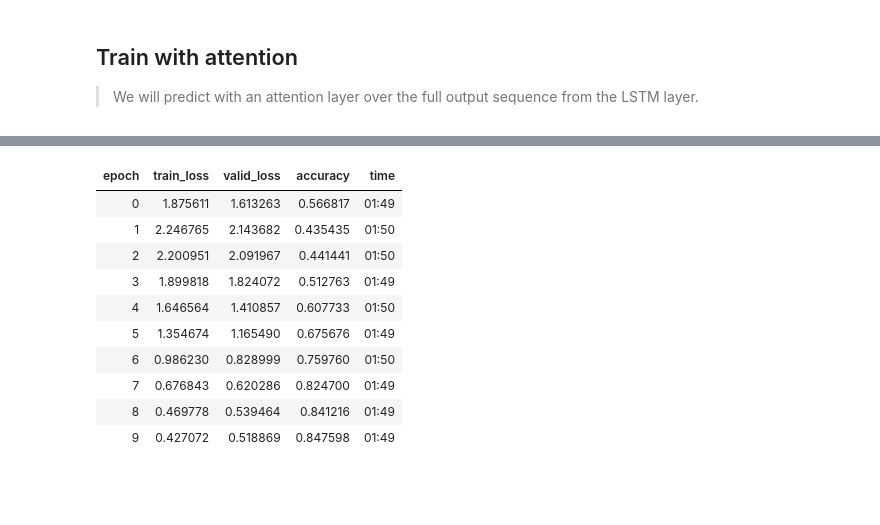
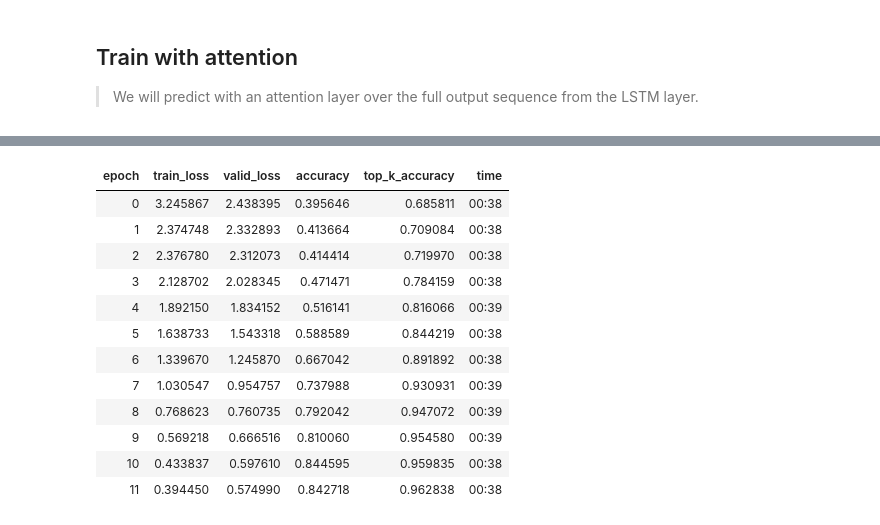
Before and after one commit to tcapelle/action_recognition, a Jupyter notebook: nbs/04_train_convlstm.ipynb, the cells around one changed output, grey strips where cells are left out. Saved outputs shown, nothing was run; the diff lists cells and outputs as text; code cells hidden in the pictures; blank space fills up the shorter version.

```diff
--- a/nbs/04_train_convlstm.ipynb
+++ b/nbs/04_train_convlstm.ipynb
@@ -23,15 +20,17 @@ SPLIT_PATH = PATH/'ucfTrainTestlist'
 files = get_sequence_paths(IMAGE_PATH)
 # %%
 seq_len = 20
-image_size = 128
-bs = 32
+image_size = 64
+bs = 64
 # %% [markdown]
 you could put this split on a text file:
 # %%
 #slow
 # val_idxs = get_split_idxs()
+val_idxs = None
 # %%
-dls = get_action_dataloaders(files, bs=bs, image_size=image_size, seq_len=seq_len, val_idxs=None, random_sample=False)
+dls = get_action_dataloaders(files, bs=bs, image_size=image_size, seq_len=seq_len,
+                             val_idxs=val_idxs, random_sample=False)
 # %%
 dls.show_batch()
 # %% [output]
@@ -91,7 +90,7 @@ learn.show_results()
 # %%
 model2 = ConvLSTM(num_classes=dls.c, hidden_dim=256, lstm_layers=2, bidirectional=True, attention=True)
 # %%
-learn2 = Learner(dls, model2, metrics=[accuracy], wd=0.1, cbs=[ModelResetter()], splitter=convlstm_splitter).to_fp16()
+learn2 = Learner(dls, model2, metrics=[accuracy, top_k_accuracy], wd=0.1, cbs=[ModelResetter()], splitter=convlstm_splitter).to_fp16()
 learn2.freeze()
 # %%
 learn2.lr_find()
@@ -102,17 +101,19 @@ SuggestedLRs(lr_min=0.0019054606556892395, lr_steep=1.9054607152938843)
 # %%
-learn2.fit_one_cycle(10, 5e-3)
+learn2.fit_one_cycle(12, 5e-3)
 # %% [output]
-| epoch | train_loss | valid_loss | accuracy | time |
-| 0 | 1.875611 | 1.613263 | 0.566817 | 01:49 |
-| 1 | 2.246765 | 2.143682 | 0.435435 | 01:50 |
-| 2 | 2.200951 | 2.091967 | 0.441441 | 01:50 |
-| 3 | 1.899818 | 1.824072 | 0.512763 | 01:49 |
-| 4 | 1.646564 | 1.410857 | 0.607733 | 01:50 |
-| 5 | 1.354674 | 1.165490 | 0.675676 | 01:49 |
-| 6 | 0.986230 | 0.828999 | 0.759760 | 01:50 |
-| 7 | 0.676843 | 0.620286 | 0.824700 | 01:49 |
-| 8 | 0.469778 | 0.539464 | 0.841216 | 01:49 |
-| 9 | 0.427072 | 0.518869 | 0.847598 | 01:49 |
+| epoch | train_loss | valid_loss | accuracy | top_k_accuracy | time |
+| 0 | 3.245867 | 2.438395 | 0.395646 | 0.685811 | 00:38 |
+| 1 | 2.374748 | 2.332893 | 0.413664 | 0.709084 | 00:38 |
+| 2 | 2.376780 | 2.312073 | 0.414414 | 0.719970 | 00:38 |
+| 3 | 2.128702 | 2.028345 | 0.471471 | 0.784159 | 00:38 |
+| 4 | 1.892150 | 1.834152 | 0.516141 | 0.816066 | 00:39 |
+| 5 | 1.638733 | 1.543318 | 0.588589 | 0.844219 | 00:38 |
+| 6 | 1.339670 | 1.245870 | 0.667042 | 0.891892 | 00:38 |
+| 7 | 1.030547 | 0.954757 | 0.737988 | 0.930931 | 00:39 |
+| 8 | 0.768623 | 0.760735 | 0.792042 | 0.947072 | 00:39 |
+| 9 | 0.569218 | 0.666516 | 0.810060 | 0.954580 | 00:39 |
+| 10 | 0.433837 | 0.597610 | 0.844595 | 0.959835 | 00:38 |
+| 11 | 0.394450 | 0.574990 | 0.842718 | 0.962838 | 00:38 |
 # %%
 learn2.show_results()
 # %% [output]
```
Also changed, not shown: parts of 8 cells of this notebook, 8 other files.
